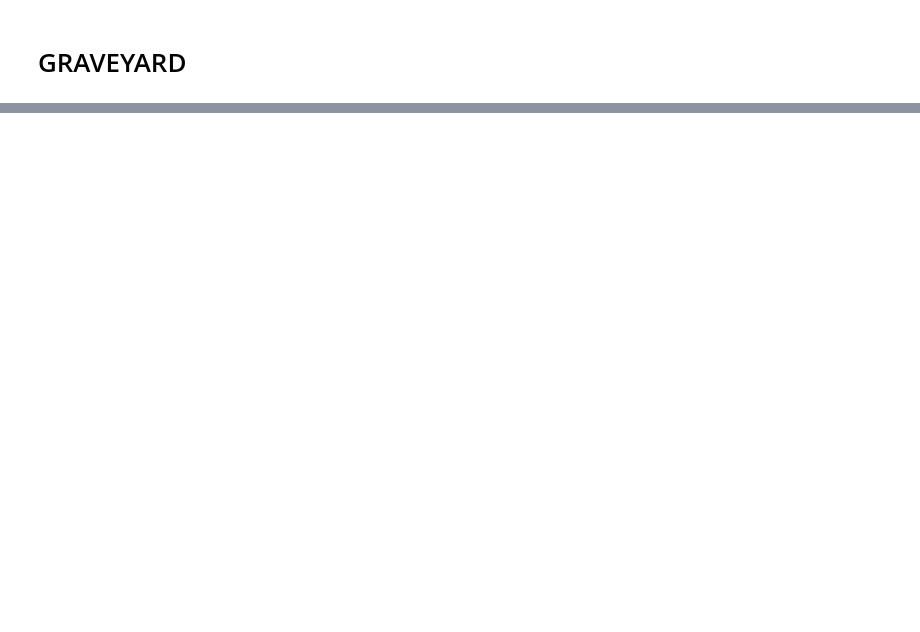
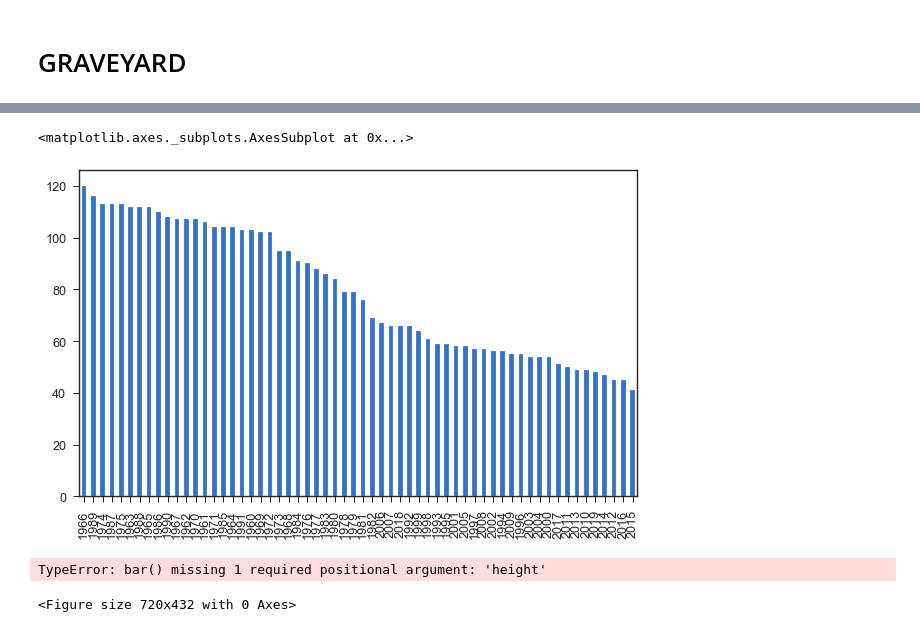
Before and after one commit to p-szymo/lyrics_thru_decades, a Jupyter notebook: 01_webscraping.ipynb, the cells around one changed output, grey strips where cells are left out. Saved outputs shown, nothing was run; the diff lists cells and outputs as text; code cells hidden in the pictures; blank space fills up the shorter version.

```diff
--- a/01_webscraping.ipynb
+++ b/01_webscraping.ipynb
@@ -820,0 +931,5 @@ df.loc[4231, 'lyrics'] = lyrics_grabber(access_token, 'i gotta feeling black')
+# %%
+# rescrape
+df.loc[4623, 'lyrics'] = lyrics_grabber(access_token, 'meant to be bebe')
+df.loc[4625, 'lyrics'] = lyrics_grabber(access_token, 'finesse bruno')
+df.loc[4671, 'lyrics'] = lyrics_grabber(access_token, 'sunflower post')
@@ -820,0 +938,6 @@ df.loc[4231, 'lyrics'] = lyrics_grabber(access_token, 'i gotta feeling black')
+# %%
+# featuring rescrapes
+to_be_rescraped = [4687, 4696, 4699, 4718, 4719, 4726]
+
+for ind in to_be_rescraped:
+    df.loc[ind, 'lyrics'] = featuring(df, ind, access_token)
@@ -820,0 +951,24 @@ df.loc[4231, 'lyrics'] = lyrics_grabber(access_token, 'i gotta feeling black')
+# %%
+# remove duplicates
+df.drop(index=159, inplace=True)
+df.drop(index=832, inplace=True)
+df.drop(index=1571, inplace=True)
+df.drop(index=2189, inplace=True)
+df.drop(index=2251, inplace=True)
+df.drop(index=2633, inplace=True)
+df.drop(index=2646, inplace=True)
+df.drop(index=3418, inplace=True)
+df.drop(index=3426, inplace=True)
+df.drop(index=3550, inplace=True)
+df.drop(index=3633, inplace=True)
+df.drop(index=3666, inplace=True)
+df.drop(index=4209, inplace=True)
+df.drop(index=4210, inplace=True)
+df.drop(index=4237, inplace=True)
+df.drop(index=4289, inplace=True)
+df.drop(index=4545, inplace=True)
+df.drop(index=4564, inplace=True)
+df.drop(index=4682, inplace=True)
+df.drop(index=4760, inplace=True)
+df.drop(index=4761, inplace=True)
+df.drop(index=4764, inplace=True)
@@ -820,0 +981,3 @@ df.loc[4231, 'lyrics'] = lyrics_grabber(access_token, 'i gotta feeling black')
+# %%
+df.sort_values(by=['year', 'artist', 'title'], inplace=True)
+df.reset_index(drop=True, inplace=True)
@@ -904,9 +1055,19 @@ df.lyrics.head(100)
+# %%
+# graph number of unique songs per year
+plt.figure(figsize=(10,6))
+df.year.value_counts().plot(kind='bar')
+# %% [output]
+<matplotlib.axes._subplots.AxesSubplot at 0x...>
+[figure, added]
 # %%
 # graph number of unique songs per year
 plt.figure(figsize=(10,6))
-plt.plot([len(year) for year in all_top10s])
-plt.xticks(ticks=range(0,60,5), labels=range(1960,2021,5))
+plt.bar(df.year.value_counts())
+# plt.xticks(ticks=range(0,60,5), labels=range(1960,2021,5))
 plt.show()
+# %% [output]
+TypeError: bar() missing 1 required positional argument: 'height'
+<Figure size 720x432 with 0 Axes>
 # %%
 # graph number of unique songs per year
 plt.figure(figsize=(10,6))
```
Also changed, not shown: parts of 49 cells of this notebook.
